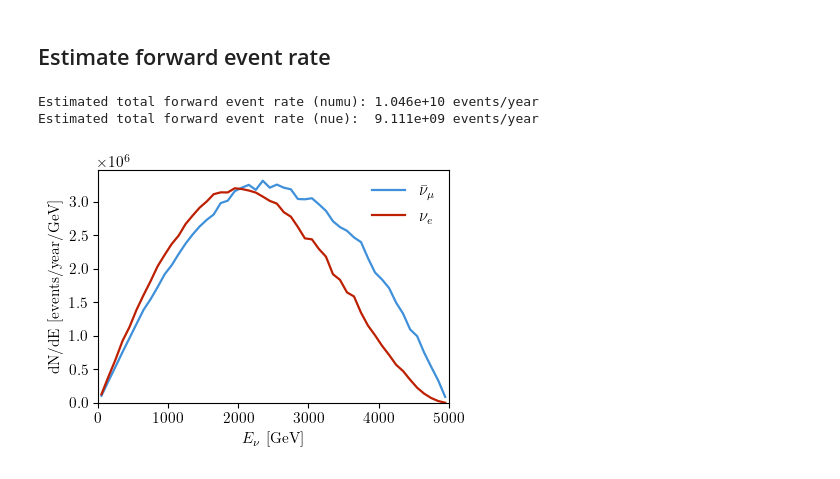
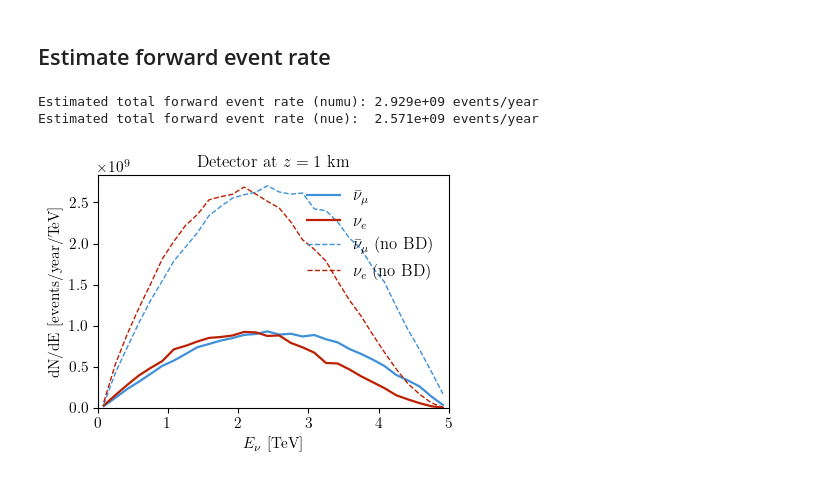
Before and after one commit to jchoi55/MINT, a Jupyter notebook: main_collider_ring_studies.ipynb, the cells around one changed output. Saved outputs shown, nothing was run; the diff lists cells and outputs as text; code cells hidden in the pictures.

```diff
--- a/main_collider_ring_studies.ipynb
+++ b/main_collider_ring_studies.ipynb
@@ -21,7 +24,7 @@ ring_df = lt.get_lattice_dataframe_from_tfs(twiss_file)
 ring_dict = bopt.create_smoothed_lattice(
     ring_df,
     emittance_RMS=25e-6/(5e3/0.105), # meters.rad
-    n_elements=12000,
+    n_elements=120000,
     rotated=True,
     if_sublattice=False,
     midpoint=True
@@ -176,8 +183,8 @@ fig_env.savefig("plots/hybrid_v06_beam_divergence_zoomed.pdf", dpi=300, bbox_inc
 n_evals = 1e6
 
 ring_sims = {
-    "numu": MuDecaySimulator(cycles=1e3, muon_polarization=0.0, nuflavor="numu", direction="right", n_evals=n_evals),
-    "nue": MuDecaySimulator(cycles=1e3, muon_polarization=0.0, nuflavor="nue", direction="right", n_evals=n_evals),
+    "numu": MuDecaySimulator(cycles=1e3, muon_polarization=0.0, nuflavor="numu", direction="right", n_evals=n_evals, beam_dynamics=True),
+    "nue": MuDecaySimulator(cycles=1e3, muon_polarization=0.0, nuflavor="nue", direction="right", n_evals=n_evals, beam_dynamics=True),
     "numu_nobd": MuDecaySimulator(cycles=1e3, muon_polarization=0.0, nuflavor="numu", direction="right", n_evals=n_evals, beam_dynamics=False),
     "nue_nobd": MuDecaySimulator(cycles=1e3, muon_polarization=0.0, nuflavor="nue", direction="right", n_evals=n_evals, beam_dynamics=False),
 }
@@ -206,8 +229,6 @@ muon_lifetime min/max: 0.10396625395778492 0.10396625395778492
 # %%
 # Forward detector setup (on-axis, downstream)
-det_location = np.array([0.0, 0.0, 1000e2])  # 1 km downstream
-det_radius = 5e2  # 5 m radius
-energy_edges = np.linspace(0, 5e3, 51)
+energy_edges = np.linspace(0, 5e3, 31)
 energy_centers = 0.5 * (energy_edges[1:] + energy_edges[:-1])
 
 flux_results = {}
@@ -233,7 +254,7 @@ for i, flavor in enumerate(["numu", "nue"]):
 
 plt.gca().set_prop_cycle(None)
 for i, flavor in enumerate(["numu", "nue"]):
-    ax.plot(energy_centers, flux_results[flavor+'_nobd'], lw=1, ls='--', label=label[flavor])
+    ax.plot(energy_centers, flux_results[flavor+'_nobd'], lw=1, ls='--', label=label[flavor]+r' (no BD)')
     # ax[i].set_yscale("log")
     ax.set_xlabel(r"$E_\nu$ [GeV]")
 
@@ -313,56 +340,62 @@ No flux through detector.
 # %% [markdown]
 ## Estimate forward event rate
 # %%
-# Detector and running assumptions for event-rate estimate
-detector_length_cm = 10e2  # 10 m target depth
-rho_g_cm3 = 1.00
-nucleon_column_density = rho_g_cm3 * detector_length_cm / const.m_proton_in_g
-detector_area_cm2 = np.pi * det_radius**2
-
-muons_per_year = (
-    # ring_lattice.Nmu_per_bunch
-    ring_lattice.finj
-    * ring_lattice.bunch_multiplicity
-    * ring_lattice.duty_factor
-    * const.s_in_year
-)
-
+GeV_to_TeV = 1e-3
 event_results = {}
 for flavor in ["numu", "nue"]:
     sigma_tot = xsecs.total_xsecs[flavor](energy_centers)
     p_int = sigma_tot * nucleon_column_density
 
     # Here we multiply back by the det area.
     dN_dE_per_decay = flux_results[flavor] * detector_area_cm2 * p_int
 
     # dN/dE per year
-    dN_dE_per_year = dN_dE_per_decay * muons_per_year
+    dN_dE_per_year = dN_dE_per_decay * bunches_per_year
 
     event_results[flavor] = {
         "dN_dE_per_decay": dN_dE_per_decay,
         "dN_dE_per_year": dN_dE_per_year,
     }
 
+
+for flavor in ["numu", "nue"]:
+    sigma_tot = xsecs.total_xsecs[flavor](energy_centers)
+    p_int = sigma_tot * nucleon_column_density
+
+    # Here we multiply back by the det area.
+    dN_dE_per_decay = flux_results[flavor+'_nobd'] * detector_area_cm2 * p_int
+
+    # dN/dE per year
+    dN_dE_per_year = dN_dE_per_decay * bunches_per_year
+
+    event_results[flavor+'_nobd'] = {
+        "dN_dE_per_decay": dN_dE_per_decay,
+        "dN_dE_per_year": dN_dE_per_year,
+    }
+
 fig, ax = pt.std_fig()
 for flavor in ["numu", "nue"]:
-    ax.plot(energy_centers, event_results[flavor]["dN_dE_per_year"], lw=1.6, label=label[flavor])
+    ax.plot(energy_centers*GeV_to_TeV, event_results[flavor]["dN_dE_per_year"]/GeV_to_TeV, lw=1.6, label=label[flavor])
+plt.gca().set_prop_cycle(None)
+for flavor in ["numu", "nue"]:
+    ax.plot(energy_centers*GeV_to_TeV, event_results[flavor+"_nobd"]["dN_dE_per_year"]/GeV_to_TeV, lw=1., ls='--', label=label[flavor]+r' (no BD)')
     # ax.set_yscale("log")
-ax.set_xlabel(r"$E_\nu$ [GeV]")
-ax.set_ylabel(r"dN/dE [events/year/GeV]")
-ax.set_xlim(0, 5e3)
+ax.set_xlabel(r"$E_\nu$ [TeV]")
+ax.set_ylabel(r"dN/dE [events/year/TeV]")
+ax.set_xlim(0, 5)
 ax.set_ylim(0, None)
 ax.legend(frameon=False, fontsize=12)
-
+ax.set_title(r"Detector at $z = 1$ km")
 fig.tight_layout()
 
 tot_numu = np.trapz(event_results["numu"]["dN_dE_per_year"], energy_centers)
 tot_nue = np.trapz(event_results["nue"]["dN_dE_per_year"], energy_centers)
 
 print(f"Estimated total forward event rate (numu): {tot_numu:.3e} events/year")
 print(f"Estimated total forward event rate (nue):  {tot_nue:.3e} events/year")
 
 fig.savefig("plots/hybrid_v06_event_rate_spectrum.pdf", dpi=300, bbox_inches="tight")
 # %% [output]
-Estimated total forward event rate (numu): 1.046e+10 events/year
-Estimated total forward event rate (nue):  9.111e+09 events/year
+Estimated total forward event rate (numu): 2.929e+09 events/year
+Estimated total forward event rate (nue):  2.571e+09 events/year
-[figure, old version]
+[figure, new version]
```
Also changed, not shown: parts of 11 cells of this notebook, 9 other files.
